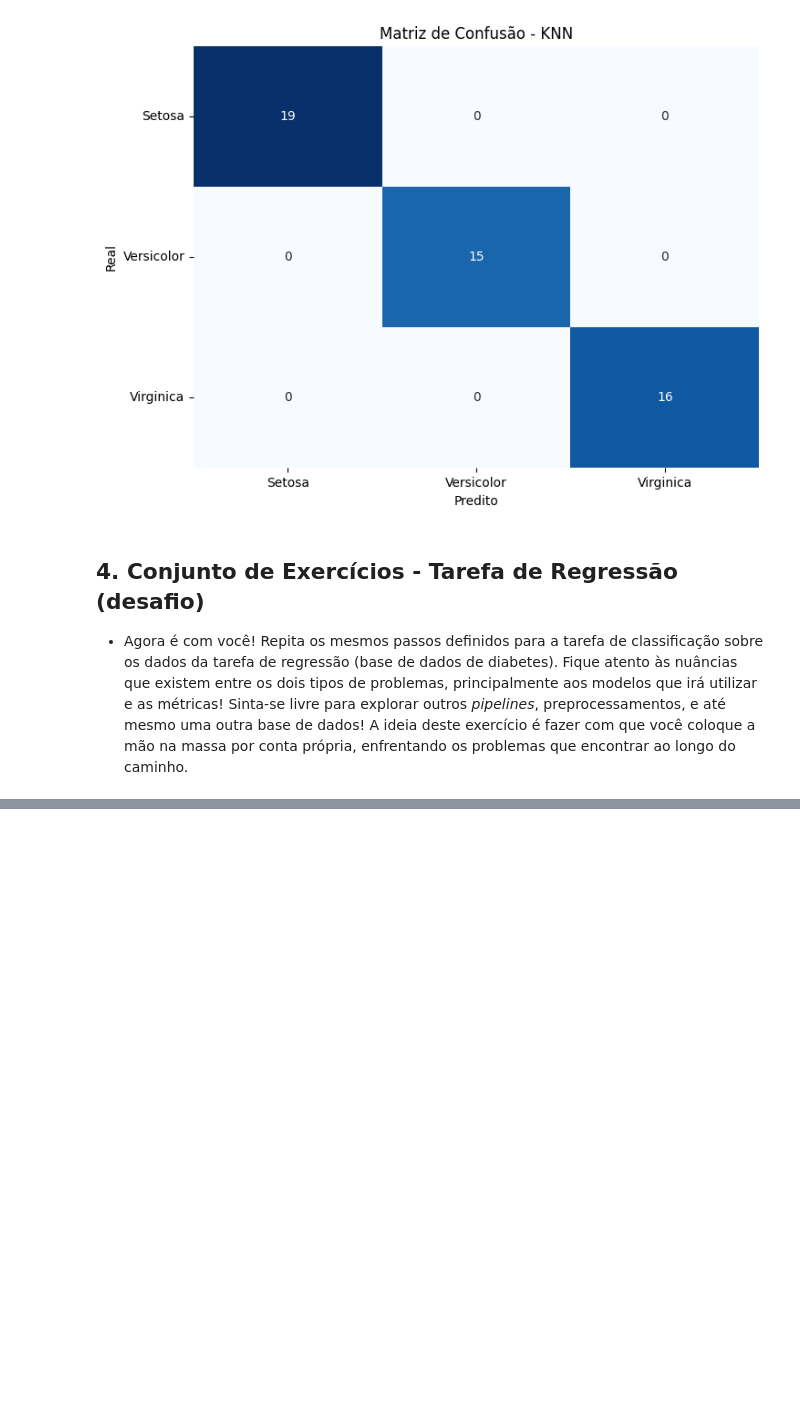
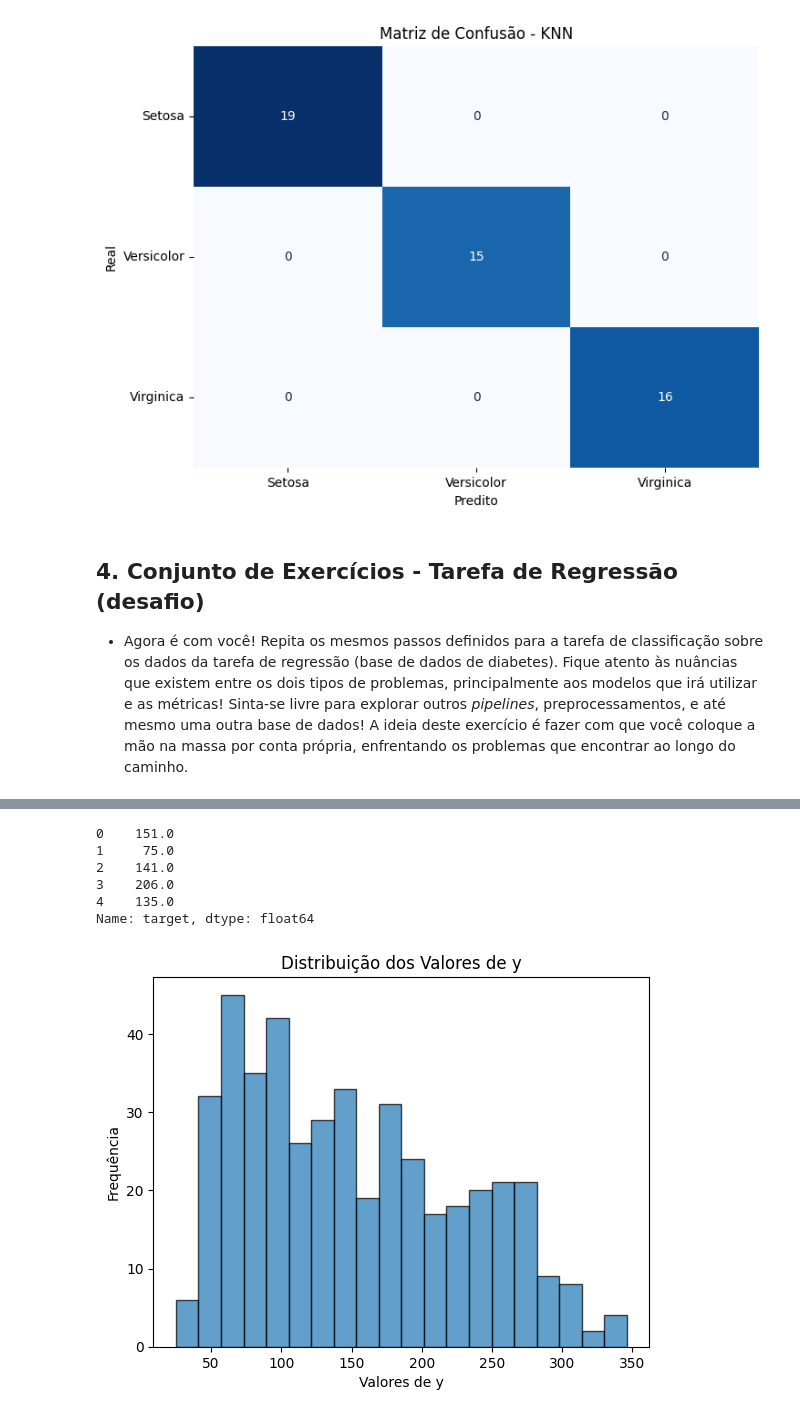
Before and after one commit to paduathiago/deep_learning, a Jupyter notebook: 02-Revisao-ML.ipynb, the cells around one changed output, grey strips where cells are left out. Drawn from its saved outputs; the diff is of its cells as text; code cells hidden in the pictures; blank space fills up the shorter version.

```diff
--- a/02-Revisao-ML.ipynb
+++ b/02-Revisao-ML.ipynb
@@ -348,0 +352,2 @@ plot_confusion_matrix(knn_cm, 'Matriz de Confusão - KNN')
+# %%
+X, y = load_diabetes(return_X_y=True, as_frame=True)
@@ -348,0 +363,17 @@ plot_confusion_matrix(knn_cm, 'Matriz de Confusão - KNN')
+# %%
+y.head()
+# %% [output]
+0    151.0
+1     75.0
+2    141.0
+3    206.0
+4    135.0
+Name: target, dtype: float64
+# %%
+plt.hist(y, bins=20, edgecolor='black', alpha=0.7)
+plt.xlabel('Valores de y')
+plt.ylabel('Frequência')
+plt.title('Distribuição dos Valores de y')
+plt.show()
+# %% [output]
+[figure, added]
```
Also changed, not shown: parts of 12 cells of this notebook.
